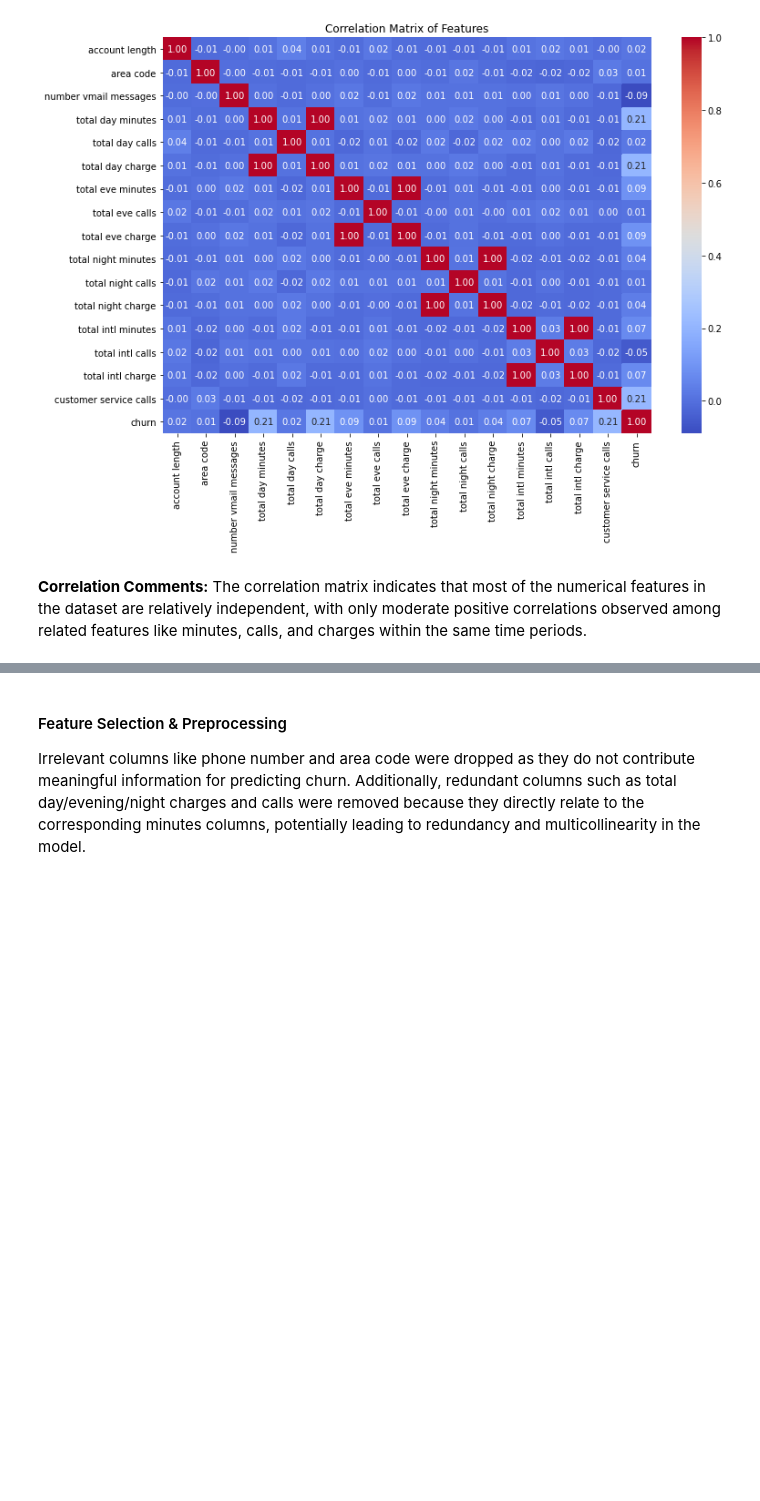
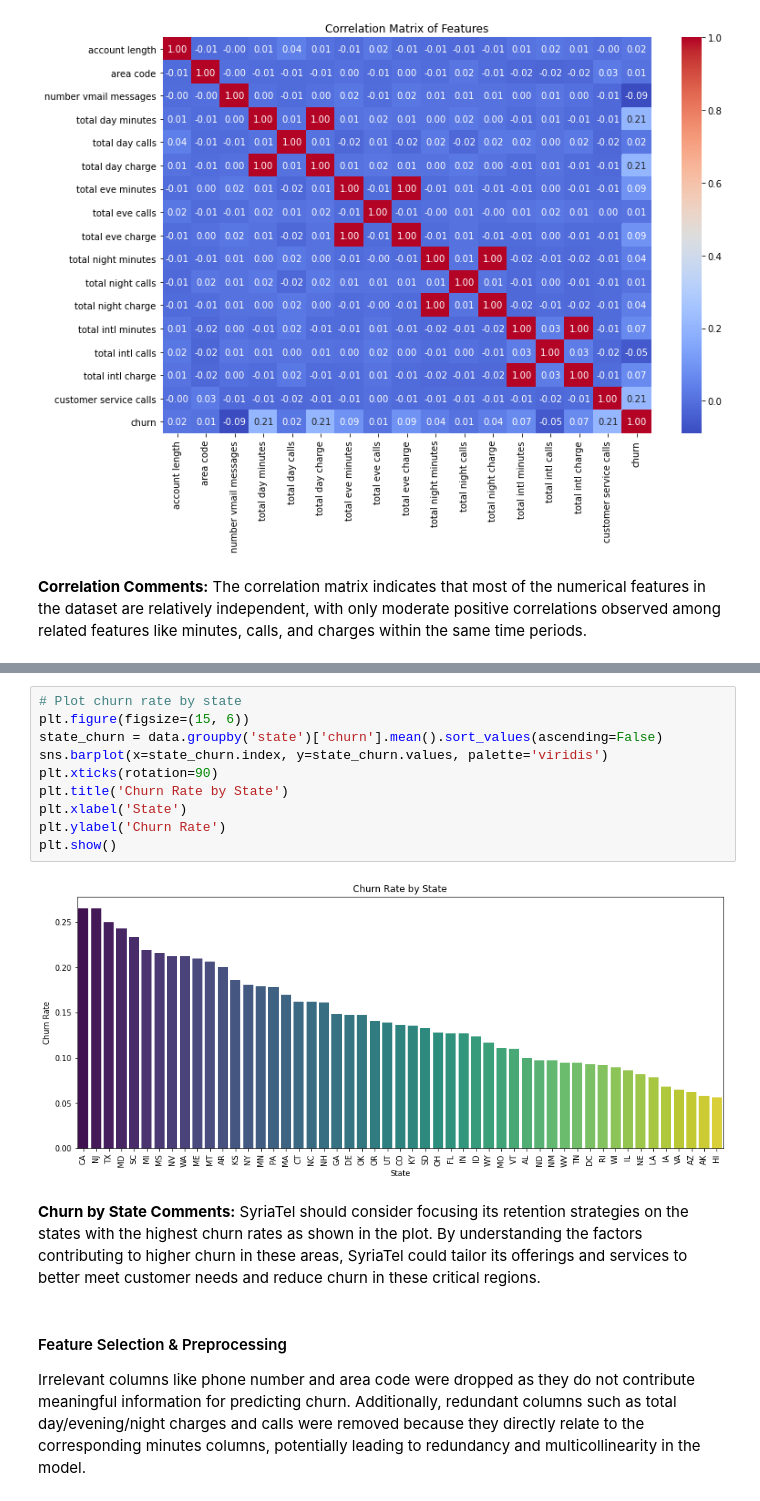
Before and after one commit to engige/syriatel_churn_modeling, a Jupyter notebook: index.ipynb, the cells around one changed output, grey strips where cells are left out. Saved outputs shown, nothing was run; the diff lists cells and outputs as text; blank space fills up the shorter version.

Commit message:
analyzed categorical variables using chi-squared test and added churn by state visualization

```diff
--- a/index.ipynb
+++ b/index.ipynb
@@ -194,3 +224,17 @@ The correlation matrix indicates that most of the numerical features in the data
+# %%
+# Plot churn rate by state
+plt.figure(figsize=(15, 6))
+state_churn = data.groupby('state')['churn'].mean().sort_values(ascending=False)
+sns.barplot(x=state_churn.index, y=state_churn.values, palette='viridis')
+plt.xticks(rotation=90)
+plt.title('Churn Rate by State')
+plt.xlabel('State')
+plt.ylabel('Churn Rate')
+plt.show()
+# %% [output]
+[figure, added]
+# %% [markdown]
+**Churn by State Comments:** SyriaTel should consider focusing its retention strategies on the states with the highest churn rates as shown in the plot. By understanding the factors contributing to higher churn in these areas, SyriaTel could tailor its offerings and services to better meet customer needs and reduce churn in these critical regions.
 # %% [markdown]
 #### Feature Selection & Preprocessing
 
```
Also changed, not shown: parts of 4 cells of this notebook.
